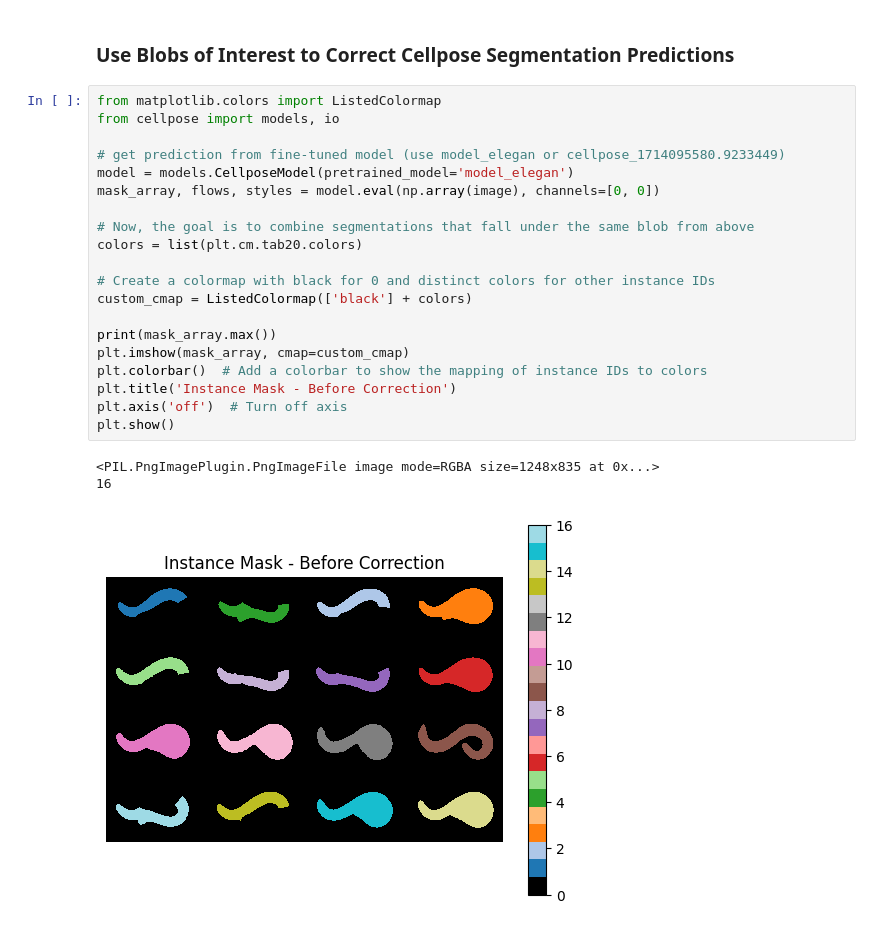
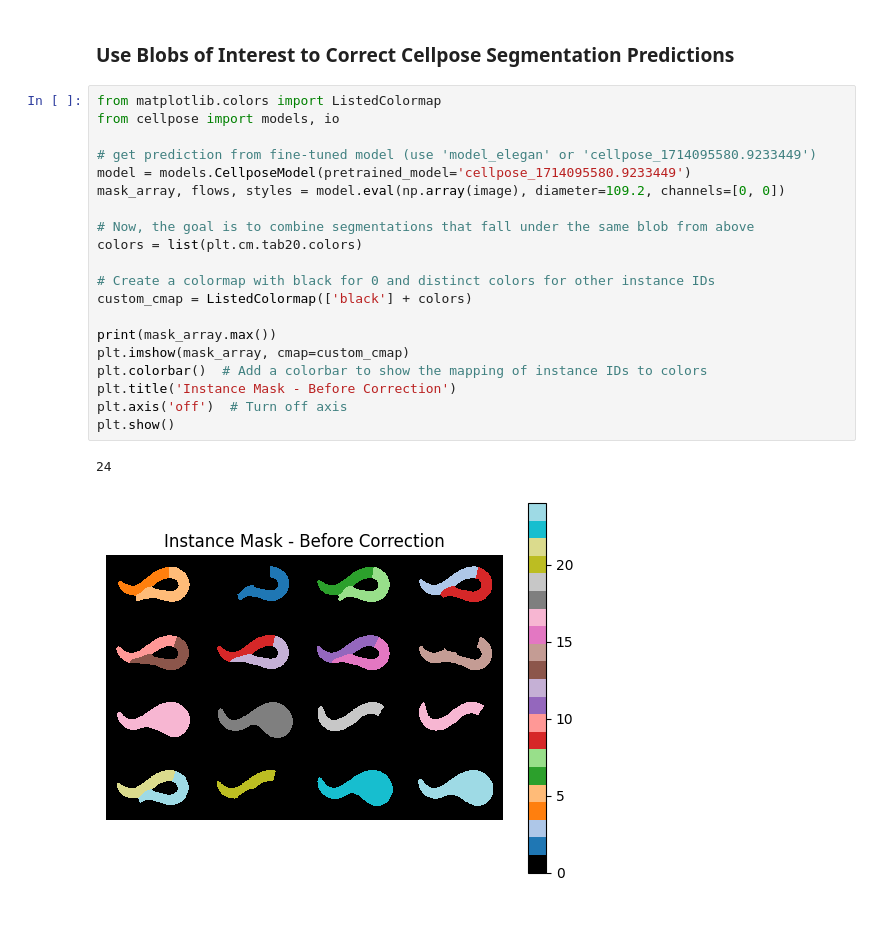
Before and after one commit to jkimdan/iteratedcellpose, a Jupyter notebook: CSCI3317_final_project/notebooks/stardist_prediction.ipynb, the cells around one changed output. Drawn from its saved outputs; the diff is of its cells as text.

```diff
--- a/CSCI3317_final_project/notebooks/stardist_prediction.ipynb
+++ b/CSCI3317_final_project/notebooks/stardist_prediction.ipynb
@@ -256,27 +256,26 @@ axarr[1].imshow(new_probs, cmap='gray')
 # %%
 from matplotlib.colors import ListedColormap
 from cellpose import models, io
 
-# get prediction from fine-tuned model (use model_elegan or cellpose_1714095580.9233449)
-model = models.CellposeModel(pretrained_model='model_elegan')
-mask_array, flows, styles = model.eval(np.array(image), channels=[0, 0])
+# get prediction from fine-tuned model (use 'model_elegan' or 'cellpose_1714095580.9233449')
+model = models.CellposeModel(pretrained_model='cellpose_1714095580.9233449')
+mask_array, flows, styles = model.eval(np.array(image), diameter=109.2, channels=[0, 0])
 
 # Now, the goal is to combine segmentations that fall under the same blob from above
 colors = list(plt.cm.tab20.colors)
 
 # Create a colormap with black for 0 and distinct colors for other instance IDs
 custom_cmap = ListedColormap(['black'] + colors)
 
 print(mask_array.max())
 plt.imshow(mask_array, cmap=custom_cmap)
 plt.colorbar()  # Add a colorbar to show the mapping of instance IDs to colors
 plt.title('Instance Mask - Before Correction')
 plt.axis('off')  # Turn off axis
 plt.show()
 # %% [output]
-<PIL.PngImagePlugin.PngImageFile image mode=RGBA size=1248x835 at 0x...>
-16
+24
-[figure, old version]
+[figure, new version]
 # %%
 # get connected components
 labels, num_features = ndimage.label(new_probs)
```
Also changed, not shown: parts of 1 cell of this notebook.
